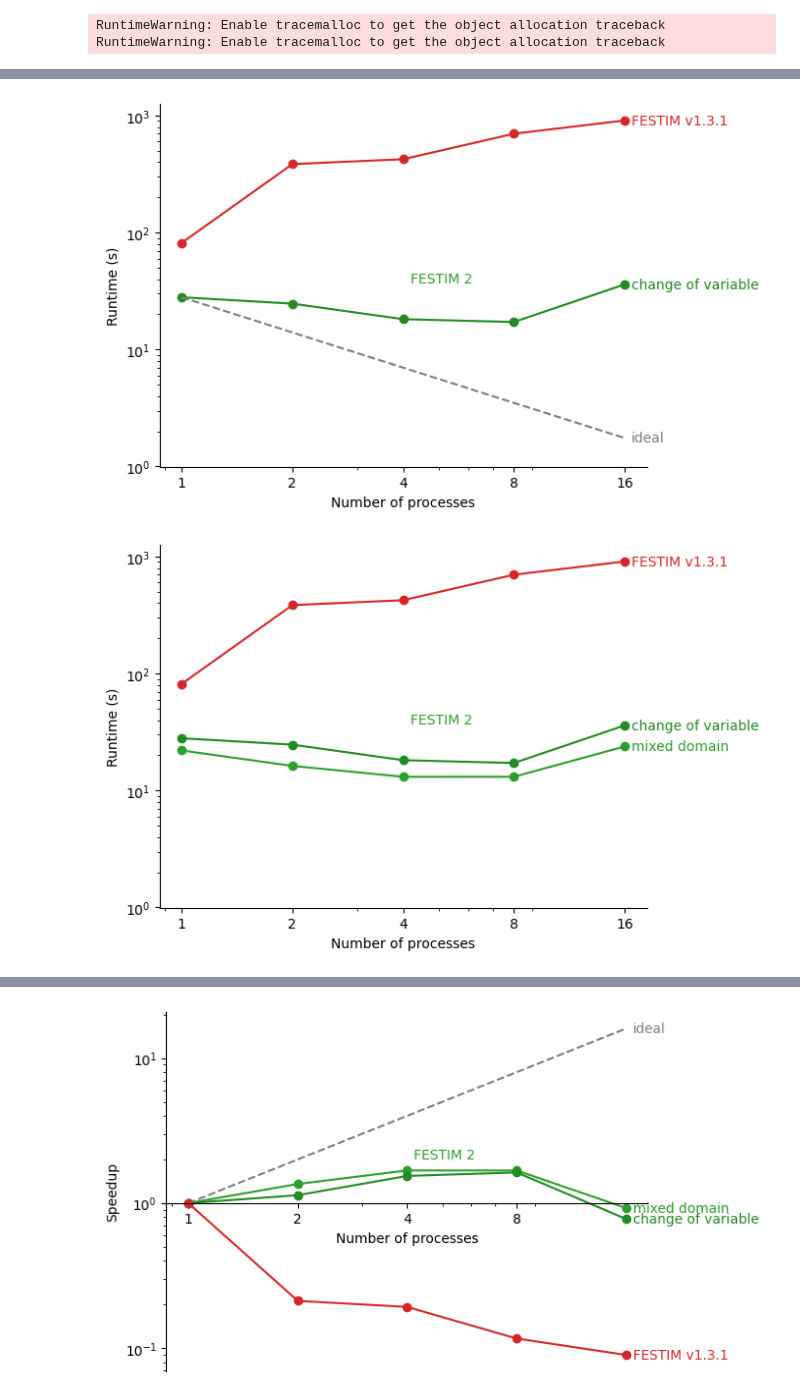
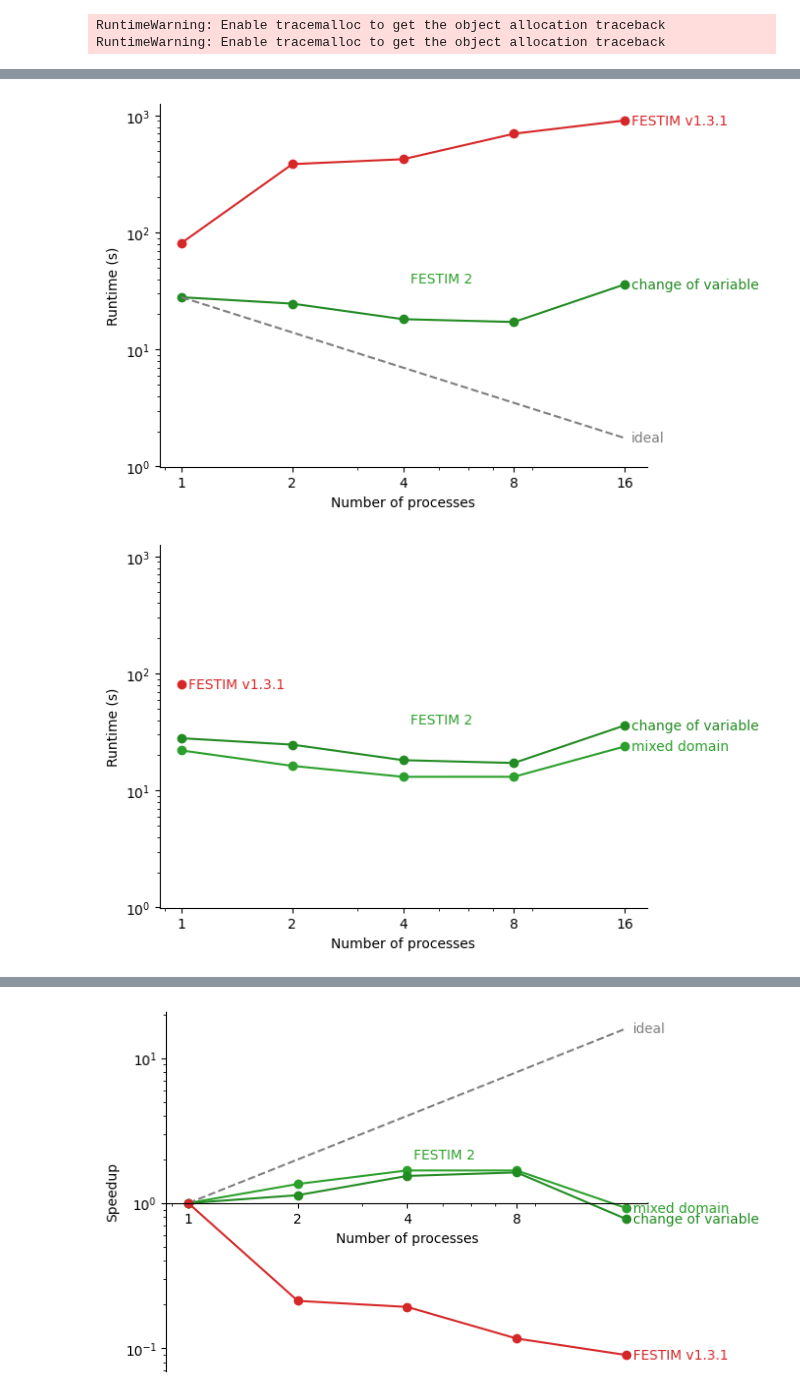
Before and after one commit to RemDelaporteMathurin/festim-benchmark, a Jupyter notebook: case_1_simple/main.ipynb, the cells around one changed output, grey strips where cells are left out. Saved outputs shown, nothing was run; the diff lists cells and outputs as text; code cells hidden in the pictures.

```diff
--- a/case_1_simple/main.ipynb
+++ b/case_1_simple/main.ipynb
@@ -343,6 +343,7 @@ def plot_runtime(
     runtimes_change_of_var: np.ndarray = None,
     show_festim_1: bool = True,
     show_ideal: bool = True,
+    nb_festim_1_points: int = None,
 ):
     lines = []
     if runtimes_mixed is not None:
@@ -382,9 +383,14 @@ def plot_runtime(
             import pandas as pd
 
             data = pd.read_csv("runtimes_festim_1.csv")
+            x = data["num_procs"]
+            y = data["runtimes"]
+            if nb_festim_1_points is not None:
+                x=x[:nb_festim_1_points]
+                y=y[:nb_festim_1_points]
             (l_festim1,) = plt.plot(
-                data["num_procs"],
-                data["runtimes"],
+                x,
+                y,
                 marker="o",
                 label="FESTIM v1.3.1",
                 color="tab:red",
@@ -396,7 +402,7 @@ def plot_runtime(
     for line in lines:
         plt.annotate(
             f"{line.get_label()}",
-            (num_procs[-1], line.get_ydata()[-1]),
+            (line.get_xdata()[-1], line.get_ydata()[-1]),
             textcoords="offset points",
             xytext=(5, 0),
             ha="left",
@@ -411,49 +417,37 @@ def plot_runtime(
             textcoords="offset points",
             xytext=(5, 30),
             ha="left",
             va="center",
             color="tab:green",
         )
 
     # plt.legend()
     plt.xlabel("Number of processes")
     plt.ylabel("Runtime (s)")
 
     plt.xscale("log")
     plt.yscale("log")
 
     # xticks only at the powers of 2
     plt.xticks(num_procs, num_procs)
 
     # remove top and right spines
     plt.gca().spines["top"].set_visible(False)
     plt.gca().spines["right"].set_visible(False)
 
+from pathlib import Path
+folder = "figures"
+Path(folder).mkdir(parents=True, exist_ok=True)
+
+
 # show everything
 plot_runtime(runtimes_change_of_var=runtimes_change_of_var, runtimes_mixed=runtimes, show_ideal=True)
 ylim = plt.gca().get_ylim()
 xlim = plt.gca().get_xlim()
+plt.savefig(f"{folder}/everything.svg", transparent=True, bbox_inches="tight")
 plt.show()
-
-# only festim1
-plot_runtime()
-plt.gca().set_ylim(ylim)
-plt.gca().set_xlim(xlim)
-plt.show()
-
-# festim1 + change of var
-plot_runtime(runtimes_change_of_var=runtimes_change_of_var)
-plt.gca().set_ylim(ylim)
-plt.gca().set_xlim(xlim)
-plt.show()
-
-# festim1 + change of var + mixed
-plot_runtime(runtimes_change_of_var=runtimes_change_of_var, runtimes_mixed=runtimes, show_ideal=False)
-plt.gca().set_ylim(ylim)
-plt.gca().set_xlim(xlim)
-plt.show()
 # %% [output]
 [figure]
 [figure]
 [figure]
-[figure, old version]
+[figure, new version]
```
Also changed, not shown: parts of 1 cell of this notebook.
